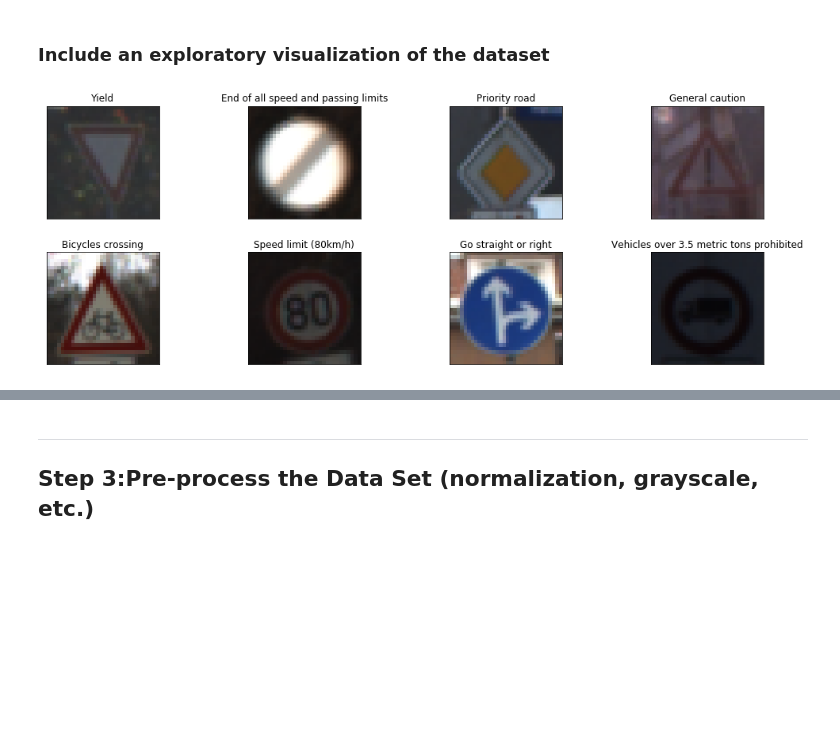
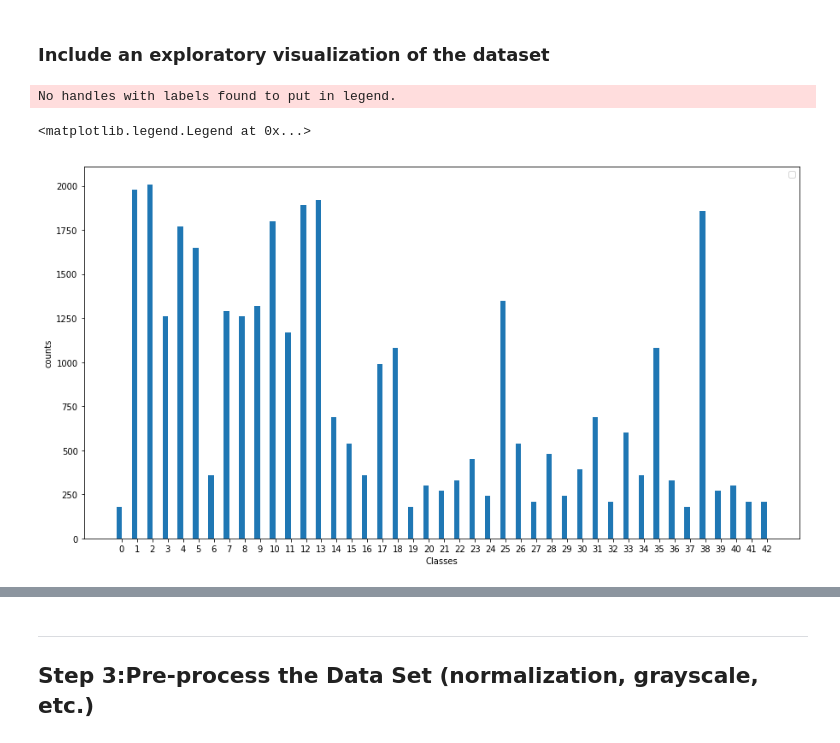
Before and after one commit to KUASWoodyLIN/Udacity_self_driving_car_challenge_2, a Jupyter notebook: Traffic_Sign_Classifier.ipynb, the cells around one changed output, grey strips where cells are left out. Cells and saved outputs as stored; diff of their text form; code cells hidden in the pictures; blank space fills up the shorter version.

```diff
--- a/Traffic_Sign_Classifier.ipynb
+++ b/Traffic_Sign_Classifier.ipynb
@@ -116,13 +112,27 @@ Number of classes = 43
 # %%
 ### Data exploration visualization code goes here.
 ### Feel free to use as many code cells as needed.
 import matplotlib.pyplot as plt
 # Visualizations will be shown in the notebook.
 %matplotlib inline
 
-### TODO: 每個classes數量值方圖
+class_counts = [(y_train == i).sum() for i in range(n_classes)]
+
+index = np.arange(n_classes)
+bar_width = 0.35
+
+fig, ax = plt.subplots(figsize=(15,8))
+#plt.figure(figsize=(15,15))
+ax.bar(index, class_counts, bar_width)
+ax.set_xlabel('Classes')
+ax.set_ylabel('counts')
+ax.set_xticks(index + bar_width / 2)
+ax.set_xticklabels((index))
+ax.legend()
 # %% [output]
+No handles with labels found to put in legend.
+<matplotlib.legend.Legend at 0x...>
-[figure, old version]
+[figure, new version]
 # %%
 def images_visualize(images, labels):
     fig, axes = plt.subplots(2, 4, figsize=(18, 6),
```
Also changed, not shown: parts of 17 cells of this notebook, 4 other files.
